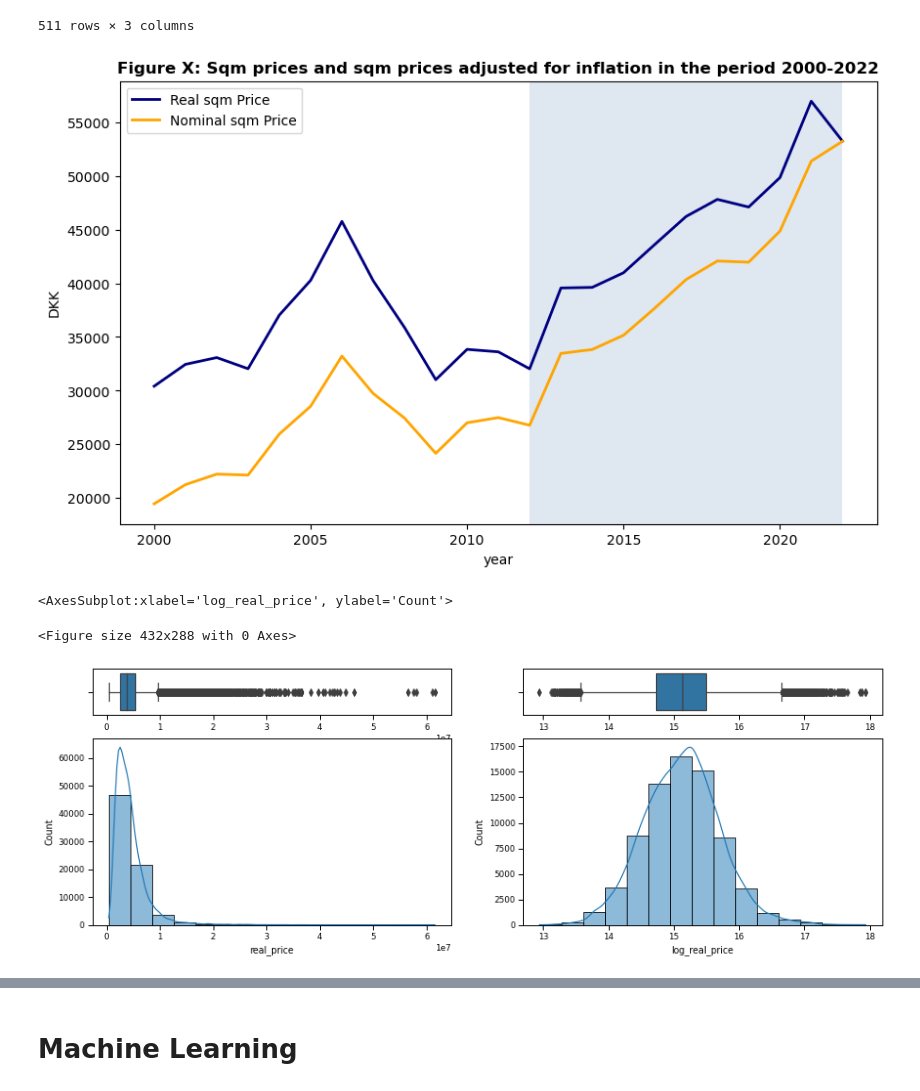
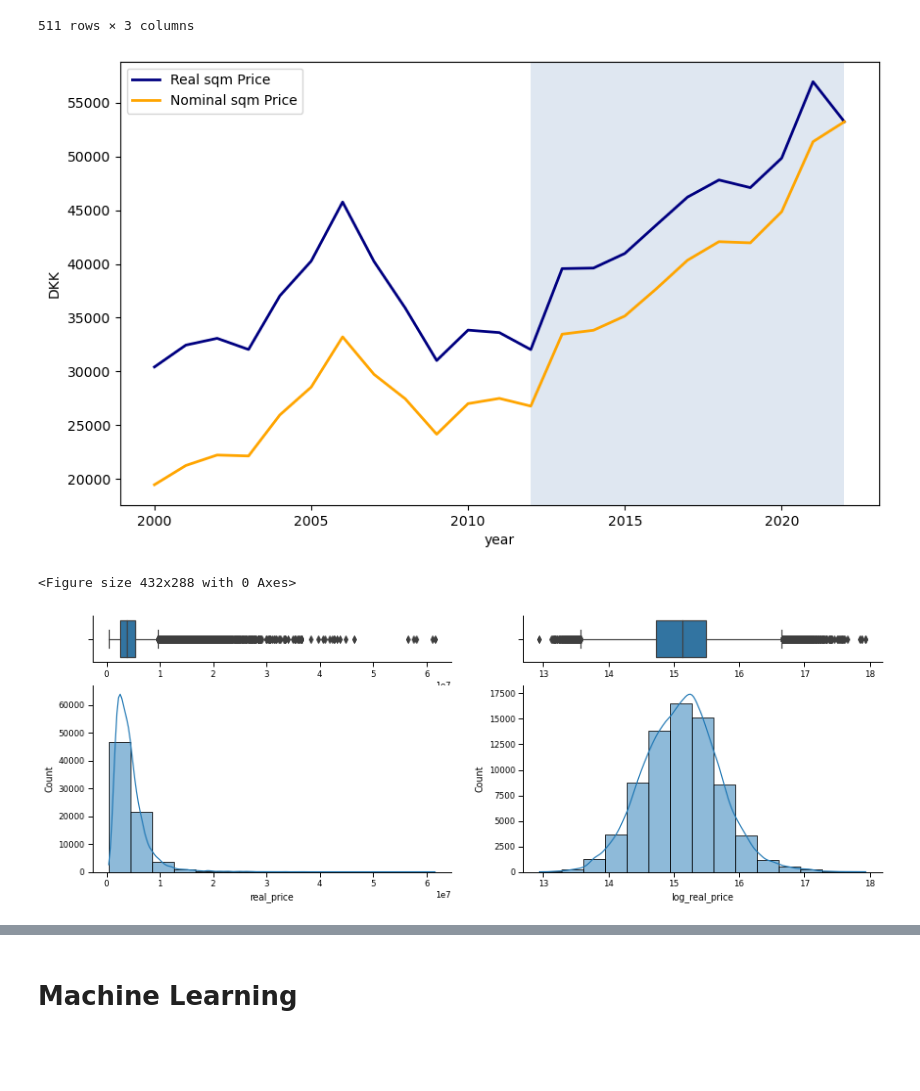
Before and after one commit to yapicikerem/ISDS_G9, a Jupyter notebook: data_analysis+schools-scatter.ipynb, the cells around one changed output, grey strips where cells are left out. Cells and saved outputs as stored; diff of their text form; code cells hidden in the pictures; blank space fills up the shorter version.

```diff
--- a/data_analysis+schools-scatter.ipynb
+++ b/data_analysis+schools-scatter.ipynb
@@ -294,24 +296,28 @@ houses['real_sqmPrice'] = (houses.sqmPrice/houses['inflation (2022M07 = 100)'])*
 houses = houses.loc[(houses['real_sqmPrice']<=160000) & (houses['real_sqmPrice']>=10000)]
 houses.reset_index(drop = True, inplace = True)
 # %%
+
 # a. main figure
 fig = plt.figure(figsize=(10,6),dpi=100)
 
 # b. customization
 ax = fig.add_subplot(1,1,1)
 
 ax.plot(houses.groupby([pd.to_datetime(houses.soldDate).dt.year])['real_sqmPrice'].mean(),ls='-',lw=2,color='navy',label='Real sqm Price')
 ax.plot(houses.groupby([pd.to_datetime(houses.soldDate).dt.year])['sqmPrice'].mean(),ls='-',lw=2,color='orange',label='Nominal sqm Price')
 
 # b. customization
 ax.set_xlabel('year')
 ax.set_ylabel('DKK')
 ax.grid(False)
 ax.axvspan(2012, 2022, facecolor='lightsteelblue', alpha=0.4)
-plt.title('Figure X: Sqm prices and sqm prices adjusted for inflation in the period 2000-2022',fontweight='bold')
+#plt.title('Figure X: Nominal- and real sqm prices adjusted for inflation in the period 2000-2022',fontweight='bold')
 ax.legend(loc='upper left',frameon=True);
+
+#Saving picture as .png
+plt.savefig('sqm_price.png', bbox_inches="tight")
 # %% [output]
-[figure, old version]
+[figure, new version]
 # %%
 # Transform sqmPrices to logs
 houses['log_real_price'] = np.log(houses['real_price'])
@@ -330,8 +336,12 @@ sns.boxplot(houses['log_real_price'], ax=ax_box[1]).set(xlabel=None)
 
 sns.histplot(data=houses['real_price'], bins=15, kde=True, ax=ax_hist[0])
 sns.histplot(data=houses['log_real_price'], bins=15, kde=True, ax=ax_hist[1])
-# plt.savefig('box_hist_prices.png', bbox_inches="tight")
+
+#seaborn border settings
+sns.despine(top = True, right= True)
+
+#Saving picture as .png
+plt.savefig('box_hist_prices.png', bbox_inches="tight")
 # %% [output]
-<AxesSubplot:xlabel='log_real_price', ylabel='Count'>
+<Figure size 432x288 with 0 Axes>
-<Figure size 432x288 with 0 Axes>
-[figure, old version]
+[figure, new version]
```
Also changed, not shown: parts of 46 cells of this notebook, 8 other files.
